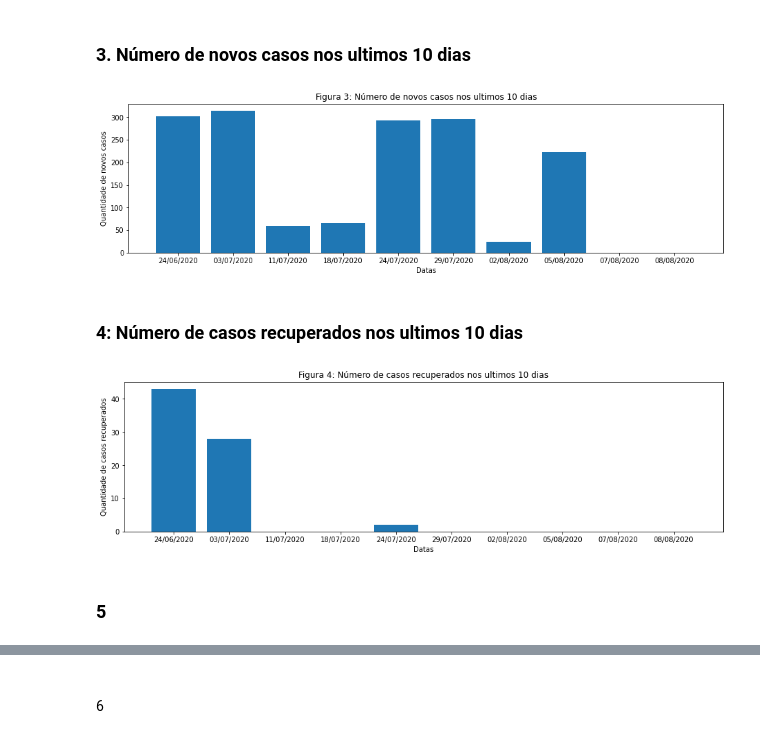
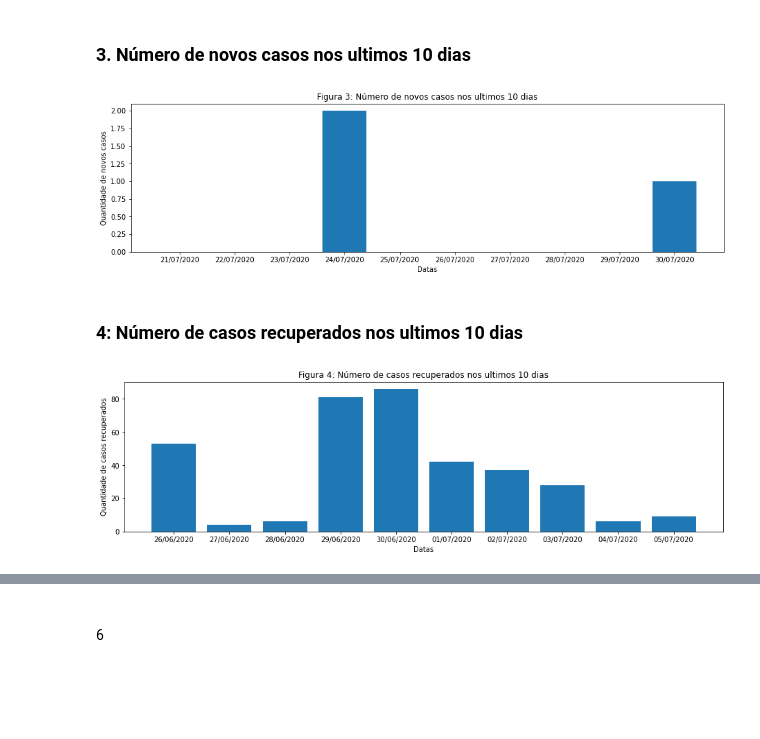
Before and after one commit to Mfp16/analise-base-covid-manaus, a Jupyter notebook: charts.ipynb, the cells around one changed output, grey strips where cells are left out. Cells and saved outputs as stored; diff of their text form; code cells hidden in the pictures; blank space fills up the shorter version.

Commit message:
feat: charts 3,4 and 5 ok

```diff
--- a/charts.ipynb
+++ b/charts.ipynb
@@ -10,6 +10,6 @@ import datetime as dt
 ## LEITURA DO DATASET
 # %%
 #leitura do dataset de casos confirmados
-confirmed_cases = pd.read_csv("outputs/base_covid_confirmado.csv", encoding = "ISO-8859-1", sep=';',header=0)
+confirmed_cases = pd.read_csv("outputs/base_covid_tratada.csv", encoding = "ISO-8859-1", sep=';',header=0)
 confirmed_cases.head(2)
 # %% [output]
@@ -30,47 +21,41 @@ treated_cases.head(2)
 # %% [markdown]
 ### 3. Número de novos casos nos ultimos 10 dias
 # %%
-day = dt.date.today()
+data = confirmed_cases
+day = pd.to_datetime(data['_dt_notificacao'], format="%d/%m/%Y").max()
 dates = []
 new_cases = []
-data =confirmed_cases
 
 # gerando lista de datas a n dias anterioes
 for i in range(10):
-    one_day = dt.timedelta(days=i)
-    day -= one_day
+    one_day = dt.timedelta(days=1)
+    day = day - one_day
     dates.append(day.strftime("%d/%m/%Y"))
     new_cases.append(len(data[data['_dt_notificacao']==day.strftime("%d/%m/%Y")]))
-
-# print(dates)
-# print(new_cases)
 
 fig = plt.figure(figsize=(12,3))
 ax = fig.add_axes([0,0,1,1])
 ax.bar(dates[::-1],new_cases[::-1])
 plt.xlabel('Datas')
 plt.ylabel('Quantidade de novos casos')
 plt.title('Figura 3: Número de novos casos nos ultimos 10 dias')
 plt.show()
 # %% [output]
-[figure, old version]
+[figure, new version]
 # %% [markdown]
 ### 4: Número de casos recuperados nos ultimos 10 dias
 # %%
-day = dt.date.today()
+data = confirmed_cases[confirmed_cases['_conclusao']==day.strftime("Recuperado")]
+day = pd.to_datetime(data['_dt_notificacao'], format="%d/%m/%Y").max()
 dates = []
 new_cases = []
-data = treated_cases
 
 # gerando lista de datas a n dias anterioes
 for i in range(10):
-    one_day = dt.timedelta(days=i)
-    day -= one_day
+    one_day = dt.timedelta(days=1)
+    day = day - one_day
     dates.append(day.strftime("%d/%m/%Y"))
     new_cases.append(len(data[data['_dt_notificacao']==day.strftime("%d/%m/%Y")]))
-
-# print(dates)
-# print(new_cases)
 
 fig = plt.figure(figsize=(12,3))
 ax = fig.add_axes([0,0,1,1])
@@ -80,6 +65,4 @@ plt.ylabel('Quantidade de casos recuperados')
 plt.title('Figura 4: Número de casos recuperados nos ultimos 10 dias')
 plt.show()
 # %% [output]
-[figure, old version]
+[figure, new version]
-# %% [markdown]
-### 5
```
Also changed, not shown: parts of 4 cells of this notebook.
